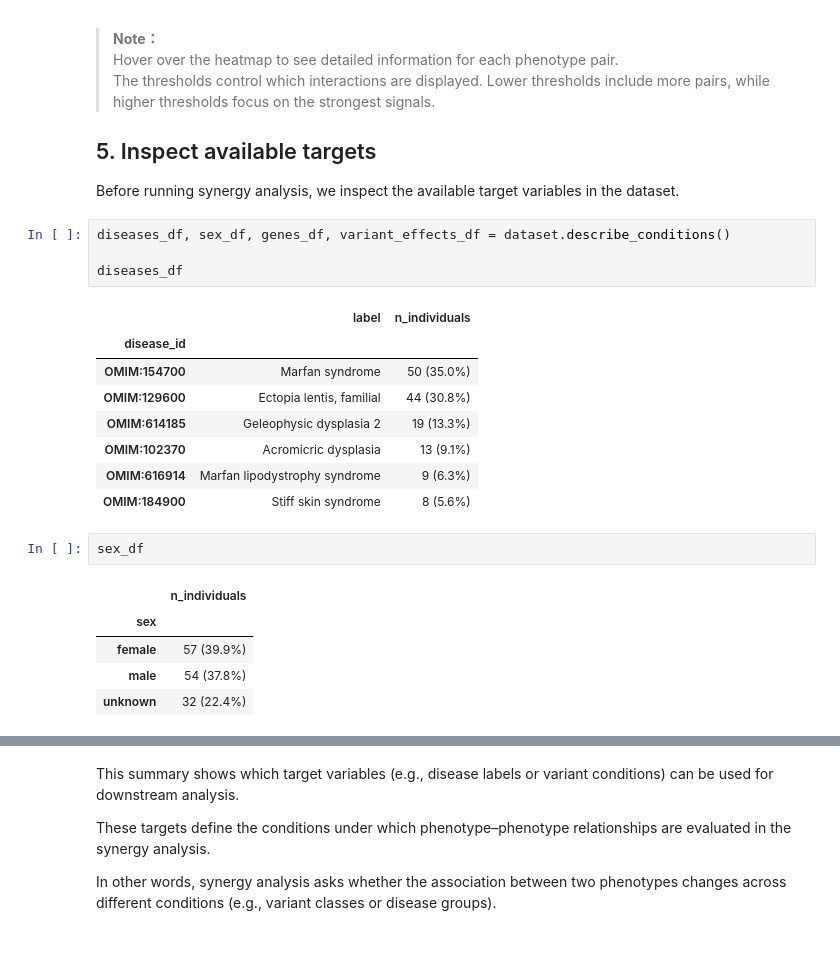
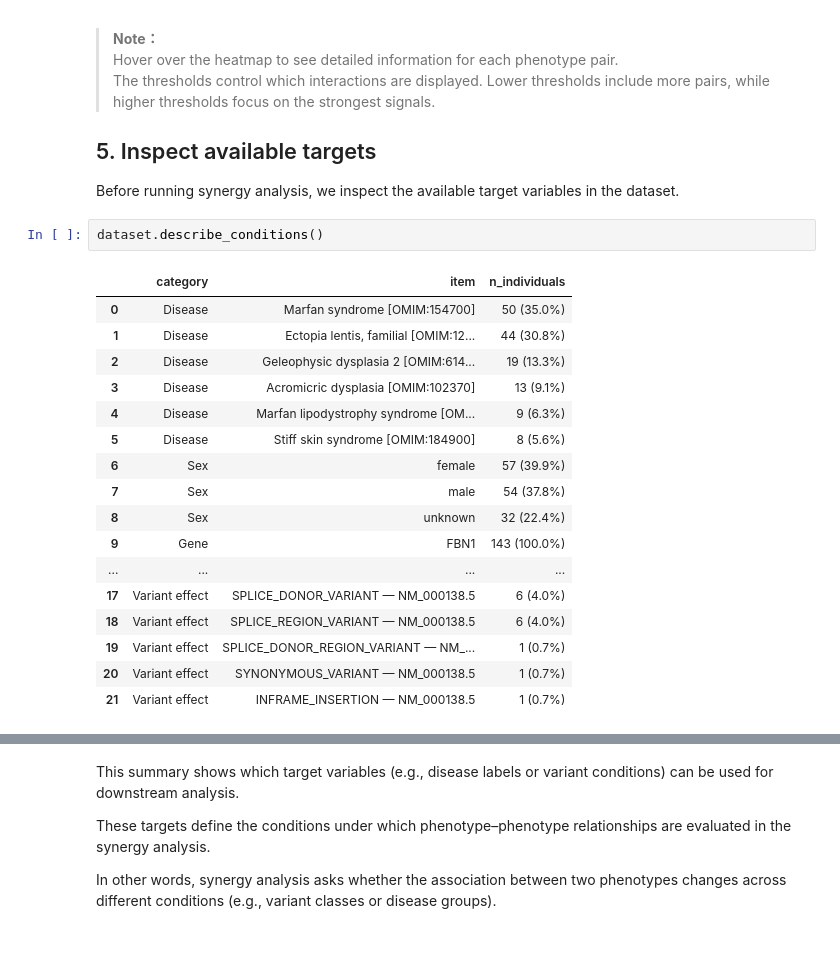
Before and after one commit to P2GX/ppkt2synergy, a Jupyter notebook: docs/source/tutorial.ipynb, the cells around one changed output, grey strips where cells are left out. Drawn from its saved outputs; the diff is of its cells as text.

```diff
--- a/docs/source/tutorial.ipynb
+++ b/docs/source/tutorial.ipynb
@@ -121,23 +121,22 @@ This visualization highlights the strongest and most statistically significant a
 
 Before running synergy analysis, we inspect the available target variables in the dataset.
 # %%
-diseases_df, sex_df, genes_df, variant_effects_df = dataset.describe_conditions()
-
-diseases_df
+dataset.describe_conditions()
 # %% [output]
-|  | label | n_individuals |
-| disease_id |  |  |
-| OMIM:154700 | Marfan syndrome | 50 (35.0%) |
-| OMIM:129600 | Ectopia lentis, familial | 44 (30.8%) |
-| OMIM:614185 | Geleophysic dysplasia 2 | 19 (13.3%) |
-| OMIM:102370 | Acromicric dysplasia | 13 (9.1%) |
-| OMIM:616914 | Marfan lipodystrophy syndrome | 9 (6.3%) |
-| OMIM:184900 | Stiff skin syndrome | 8 (5.6%) |
+|  | category | item | n_individuals |
+| 0 | Disease | Marfan syndrome [OMIM:154700] | 50 (35.0%) |
+| 1 | Disease | Ectopia lentis, familial [OMIM:12... | 44 (30.8%) |
+| 2 | Disease | Geleophysic dysplasia 2 [OMIM:614... | 19 (13.3%) |
+| 3 | Disease | Acromicric dysplasia [OMIM:102370] | 13 (9.1%) |
+| 4 | Disease | Marfan lipodystrophy syndrome [OM... | 9 (6.3%) |
+| 5 | Disease | Stiff skin syndrome [OMIM:184900] | 8 (5.6%) |
+| 6 | Sex | female | 57 (39.9%) |
+| 7 | Sex | male | 54 (37.8%) |
+| 8 | Sex | unknown | 32 (22.4%) |
+| 9 | Gene | FBN1 | 143 (100.0%) |
+| ... | ... | ... | ... |
+| 17 | Variant effect | SPLICE_DONOR_VARIANT — NM_000138.5 | 6 (4.0%) |
+| 18 | Variant effect | SPLICE_REGION_VARIANT — NM_000138.5 | 6 (4.0%) |
+| 19 | Variant effect | SPLICE_DONOR_REGION_VARIANT — NM_... | 1 (0.7%) |
+| 20 | Variant effect | SYNONYMOUS_VARIANT — NM_000138.5 | 1 (0.7%) |
+| 21 | Variant effect | INFRAME_INSERTION — NM_000138.5 | 1 (0.7%) |
-# %%
-sex_df
-# %% [output]
-|  | n_individuals |
-| sex |  |
-| female | 57 (39.9%) |
-| male | 54 (37.8%) |
-| unknown | 32 (22.4%) |
```
Also changed, not shown: parts of 2 cells of this notebook, 8 other files.
